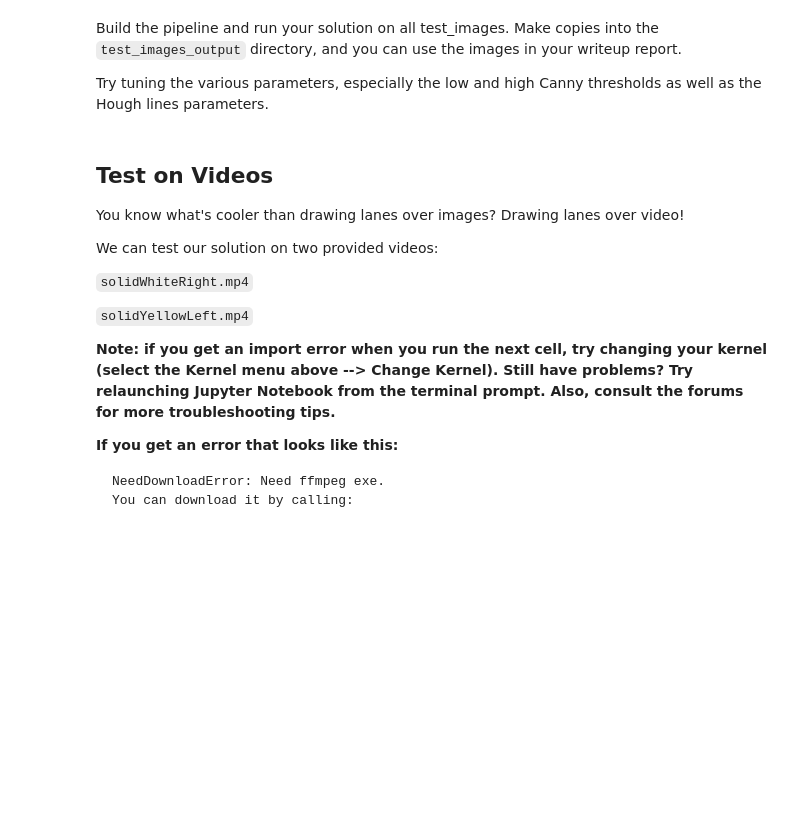
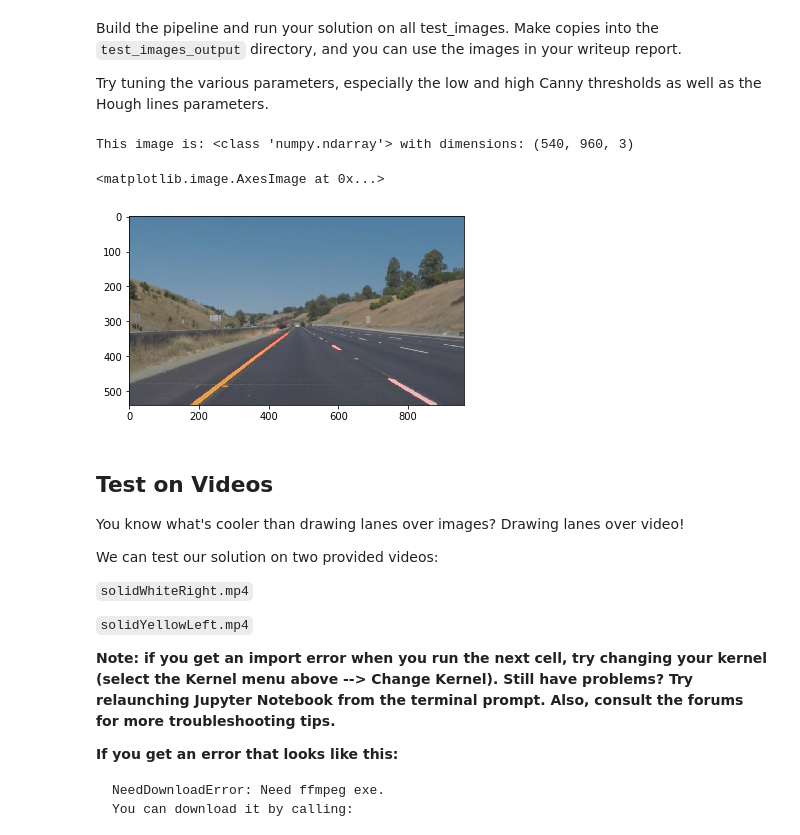
Before and after one commit to qingyouzhao/Udacity-CarND-LaneLines-P1, a Jupyter notebook: P1.ipynb, the cells around one changed output. Cells and saved outputs as stored; diff of their text form; code cells hidden in the pictures; blank space fills up the shorter version.

```diff
--- a/P1.ipynb
+++ b/P1.ipynb
@@ -250,6 +301,17 @@ test_images = os.listdir("test_images/")
 for image_file in test_images:
     img = mpimg.imread('test_images/{0}'.format(image_file))
     mpimg.imsave('test_images_output/{0}'.format(image_file), draw_lane_lines(img))
+# %%
+#reading in an image
+image = mpimg.imread('test_images_output/whiteCarLaneSwitch.jpg')
+
+#printing out some stats and plotting
+print('This image is:', type(image), 'with dimensions:', image.shape)
+plt.imshow(image)  # if you wanted to show a single color channel image called
+# %% [output]
+This image is: <class 'numpy.ndarray'> with dimensions: (540, 960, 3)
+<matplotlib.image.AxesImage at 0x...>
+[figure, added]
 # %% [markdown]
 ## Test on Videos
 
```
Also changed, not shown: parts of 10 cells of this notebook.
